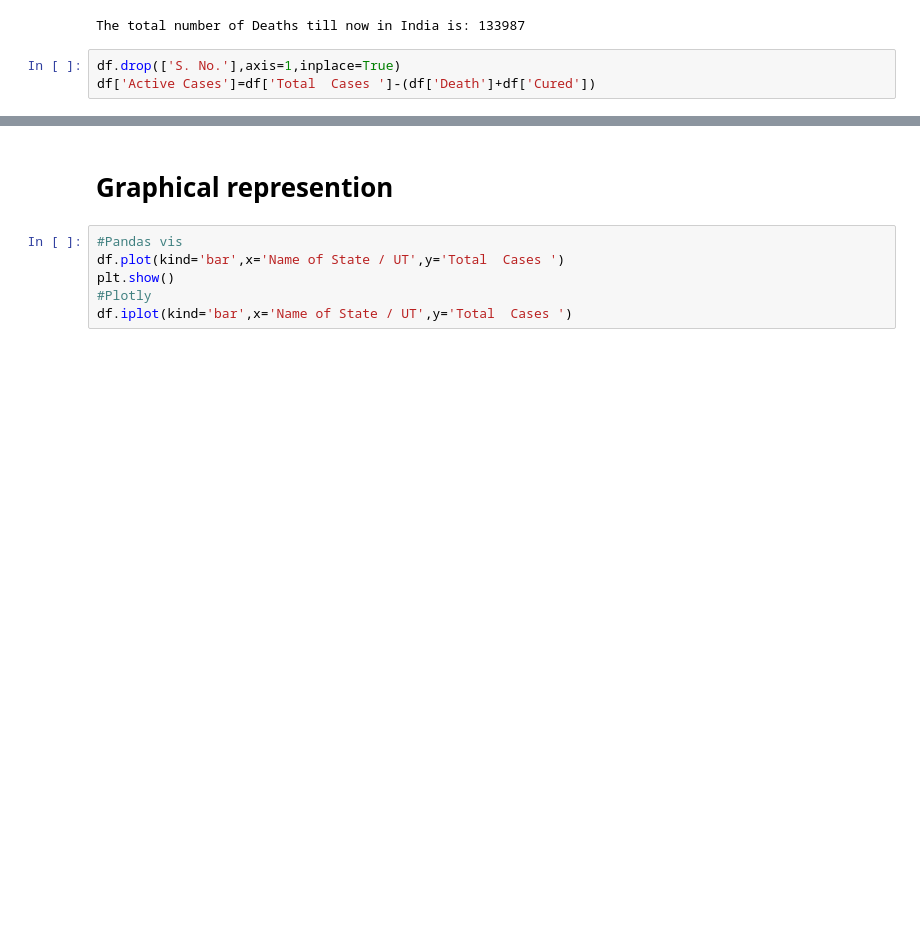
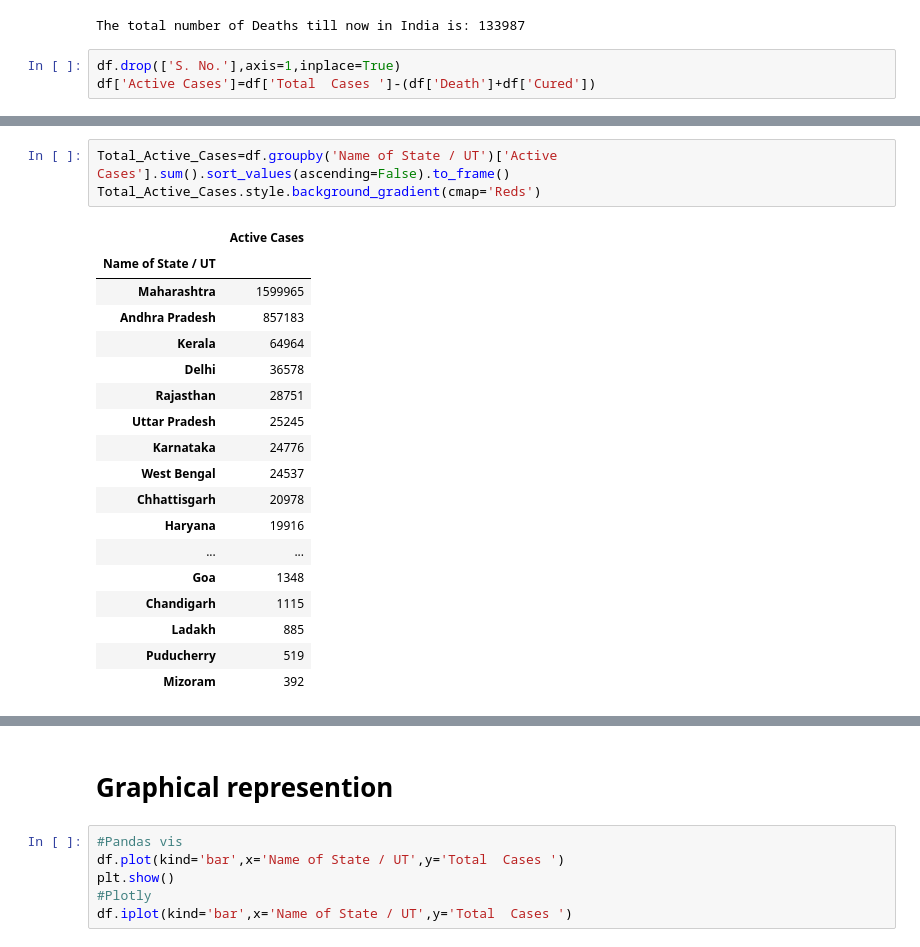
Before and after one commit to hrt99/Covid19_Data-science_Project, a Jupyter notebook: dsproject.ipynb, the cells around one changed output, grey strips where cells are left out. Cells and saved outputs as stored; diff of their text form; blank space fills up the shorter version.

```diff
--- a/dsproject.ipynb
+++ b/dsproject.ipynb
@@ -148,3 +148,25 @@ Total_Active_Cases.style.background_gradient(cmap='Reds')
 | Chandigarh | 17246 |
 | Ladakh | 8328 |
 | Mizoram | 3822 |
+# %%
+Total_Active_Cases=df.groupby('Name of State / UT')['Active Cases'].sum().sort_values(ascending=False).to_frame()
+Total_Active_Cases.style.background_gradient(cmap='Reds')
+# %% [output]
+|  | Active Cases |
+| Name of State / UT |  |
+| Maharashtra | 1599965 |
+| Andhra Pradesh | 857183 |
+| Kerala | 64964 |
+| Delhi | 36578 |
+| Rajasthan | 28751 |
+| Uttar Pradesh | 25245 |
+| Karnataka | 24776 |
+| West Bengal | 24537 |
+| Chhattisgarh | 20978 |
+| Haryana | 19916 |
+| ... | ... |
+| Goa | 1348 |
+| Chandigarh | 1115 |
+| Ladakh | 885 |
+| Puducherry | 519 |
+| Mizoram | 392 |
```
Also changed, not shown: parts of 8 cells of this notebook.
